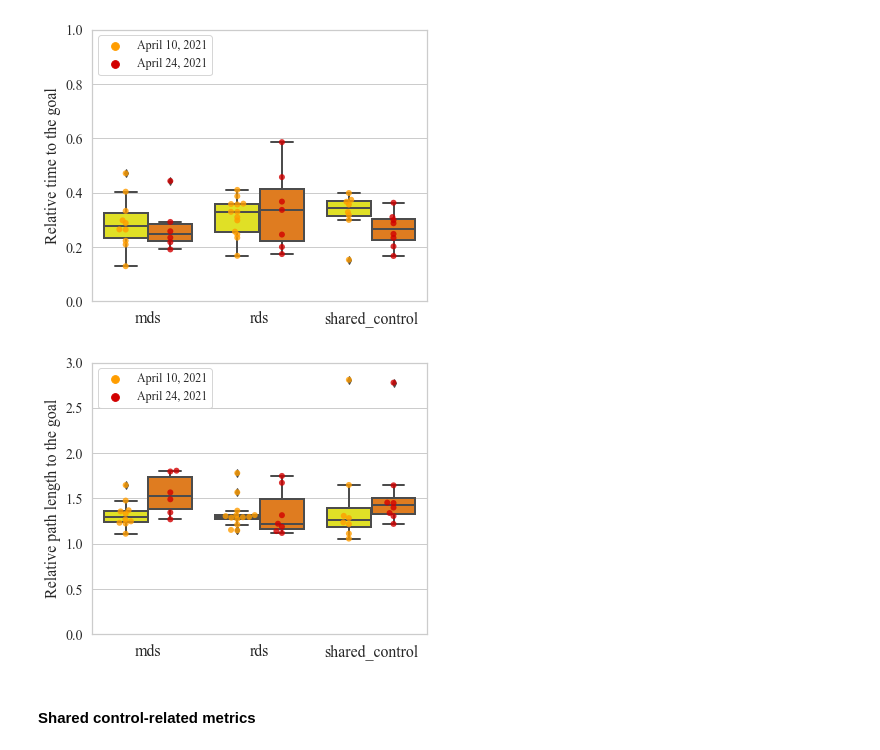
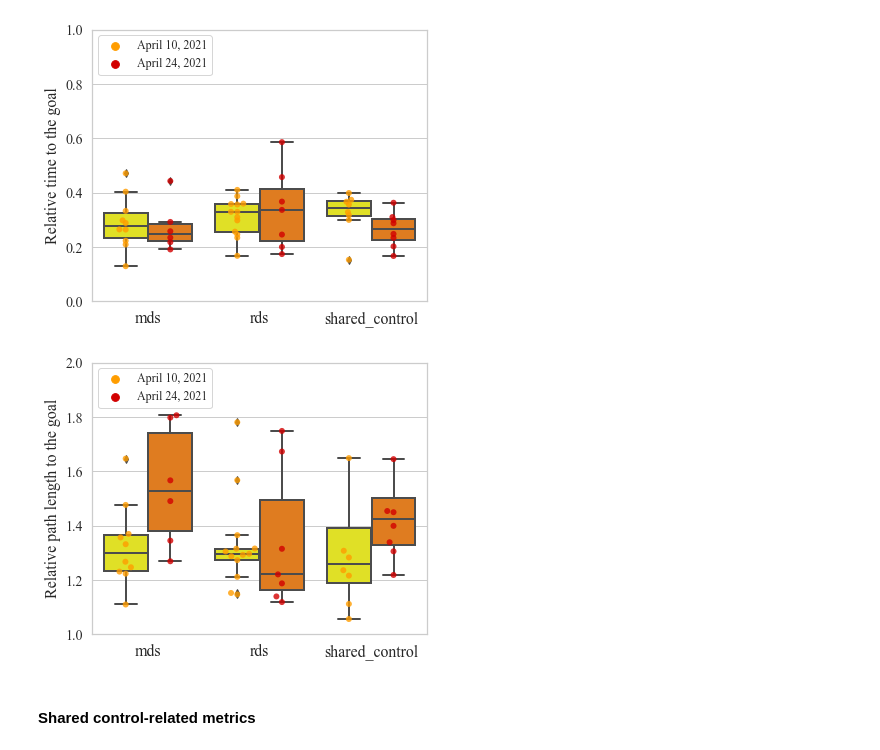
Before and after one commit to epfl-lasa/crowdbot-evaluation-tools, a Jupyter notebook: notebooks/comprehensive_eval.ipynb, the cells around one changed output. Saved outputs shown, nothing was run; the diff lists cells and outputs as text; code cells hidden in the pictures.

```diff
--- a/notebooks/comprehensive_eval.ipynb
+++ b/notebooks/comprehensive_eval.ipynb
@@ -2014,41 +2089,39 @@ plt.show()
 # %%
 plt.close()
 # %%
-# Template
-
 mpl.rcParams['font.family'] = ['serif']
 mpl.rcParams['font.serif'] = ['Times New Roman']
 mpl.rcParams['mathtext.fontset'] = 'stix'
 
 control_fig6, control_axes6 = plt.subplots(figsize=(6, 5))
 
 categorical_plot(
     axes=control_axes6,
     df=path_metrics_df,
     metric='rel_path_length2goal',
     category='control_type',
     title='',
     xlabel='',
     ylabel='',
-    ylim=[0.0, 3.0],
+    ylim=[1.0, 2.0],
     lgd_labels=['April 10, 2021', 'April 24, 2021'],
     lgd_font="Times New Roman",
     kind='box',
     group='date',
     loc='upper left',
     box_palette=box_pal,
     scatter_palette=scatter_pal,
 )
 
 control_axes6.set_ylabel("Relative path length to the goal", fontsize=16)
 control_axes6.tick_params(axis='x', labelsize=16)
 control_axes6.tick_params(axis='y', labelsize=14)
 
-plt.savefig("./pdf/pub/control_boxplot_rel_path_length2goal.pdf", dpi=300)
+plt.savefig("./pdf/pub/control_boxplot_rel_path_length2goal_group_by_date.pdf", dpi=300)
 
 plt.show()
 # %% [output]
-[figure, old version]
+[figure, new version]
 # %%
 plt.close()
 # %% [markdown]
```
Also changed, not shown: parts of 51 cells of this notebook, 1 other file.
